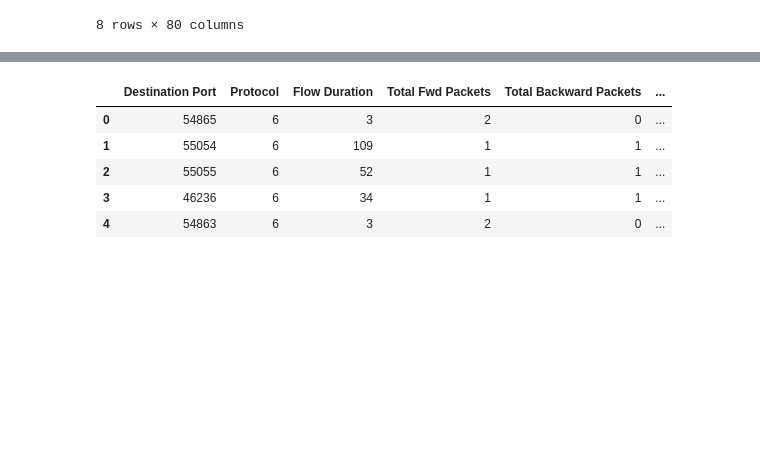
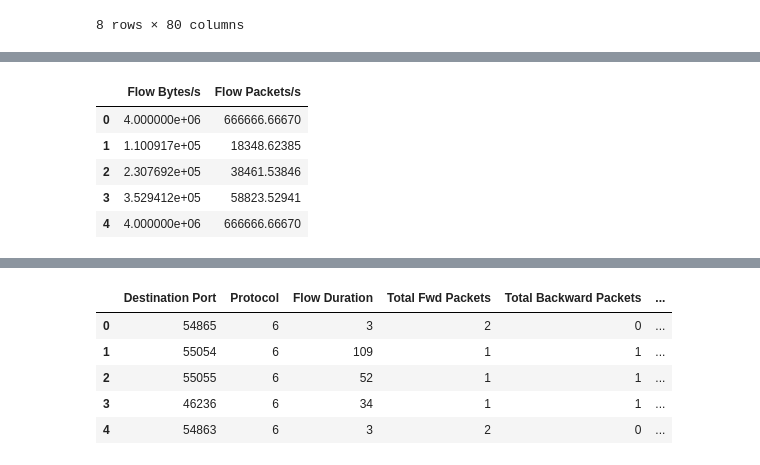
Before and after one commit to thisisedlyn/Thread_Hunting_Platform, a Jupyter notebook: ThreatHunting-Train.ipynb, the cells around one changed output, grey strips where cells are left out. Cells and saved outputs as stored; diff of their text form; code cells hidden in the pictures; blank space fills up the shorter version.

```diff
--- a/ThreatHunting-Train.ipynb
+++ b/ThreatHunting-Train.ipynb
@@ -44,0 +127,9 @@ df_DDoS.describe()
+# %%
+df_DDoS[['Flow Bytes/s', ' Flow Packets/s']].head()
+# %% [output]
+|  | Flow Bytes/s | Flow Packets/s |
+| 0 | 4.000000e+06 | 666666.66670 |
+| 1 | 1.100917e+05 | 18348.62385 |
+| 2 | 2.307692e+05 | 38461.53846 |
+| 3 | 3.529412e+05 | 58823.52941 |
+| 4 | 4.000000e+06 | 666666.66670 |
```
Also changed, not shown: parts of 19 cells of this notebook.
